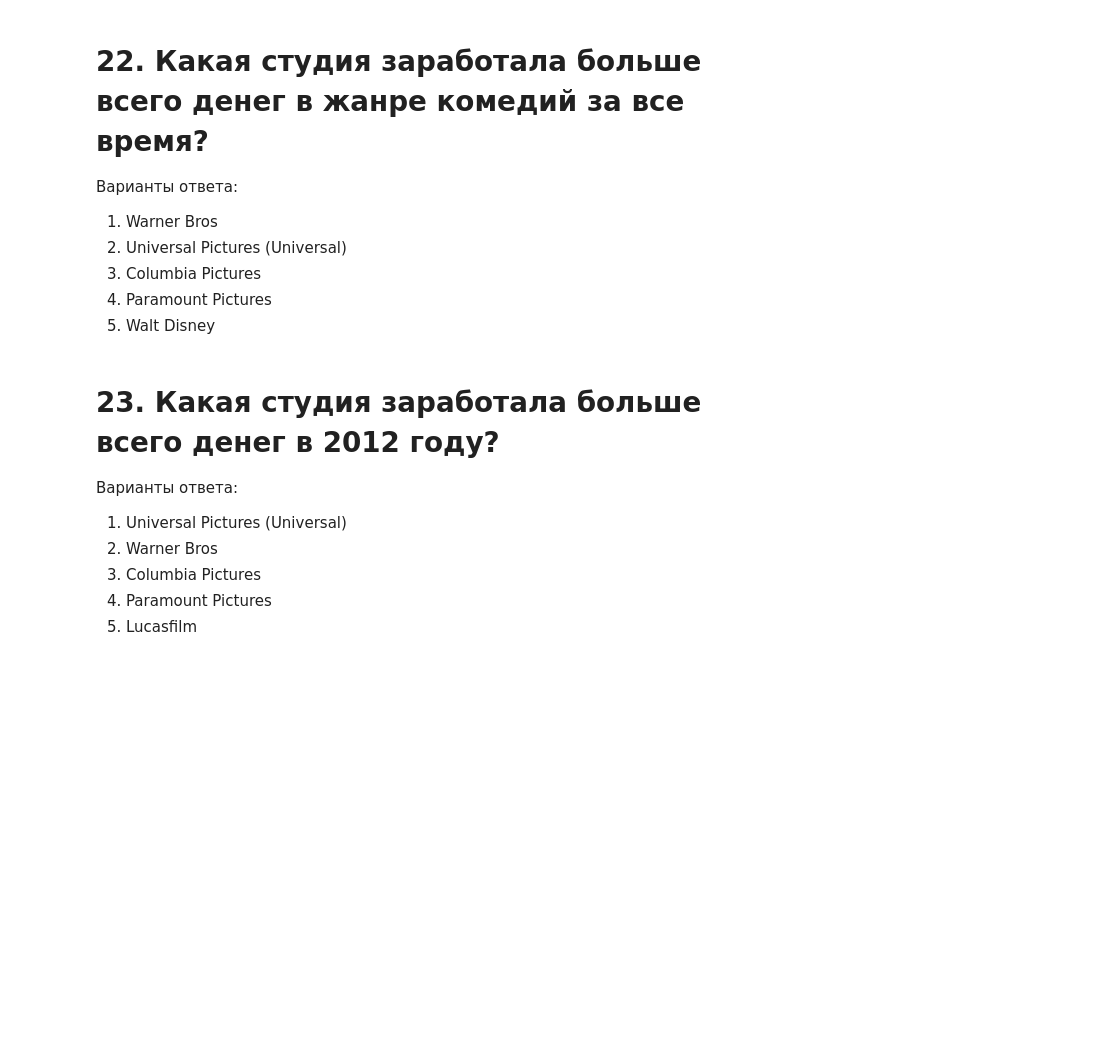
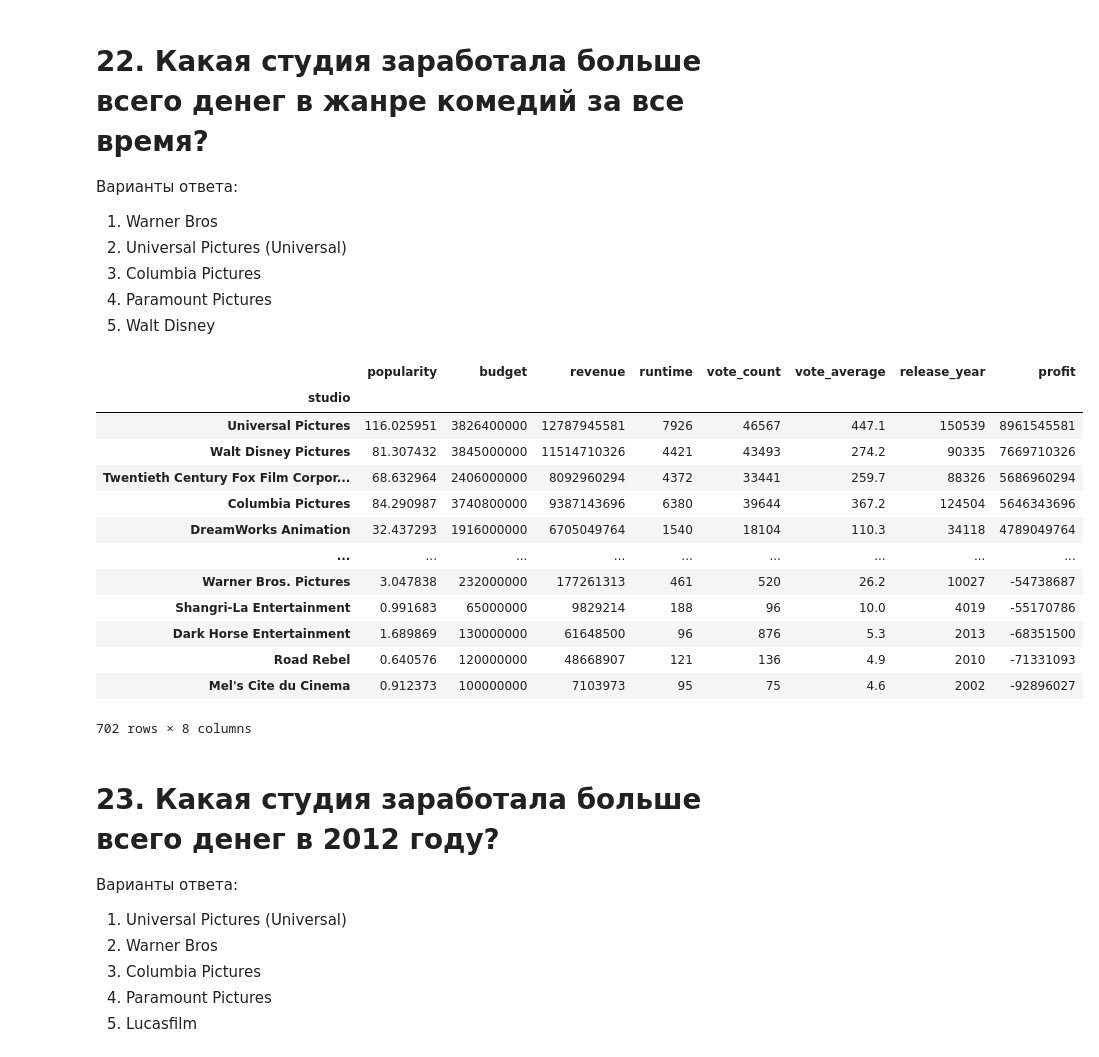
Before and after one commit to ekr11/skillfactory_rds, a Jupyter notebook: project_1/[SF-DST] Movies IMBD v3.0.ipynb, the cells around one changed output. Saved outputs shown, nothing was run; the diff lists cells and outputs as text; code cells hidden in the pictures; blank space fills up the shorter version.

```diff
--- a/project_1/[SF-DST] Movies IMBD v3.0.ipynb
+++ b/project_1/[SF-DST] Movies IMBD v3.0.ipynb
@@ -446,4 +463,21 @@ answer_ls.append(1)
 3. Columbia Pictures
 4. Paramount Pictures
 5. Walt Disney
+# %%
+data[data.genres.str.contains('Comedy')].merge(studios, on='imdb_id').groupby('studio').agg('sum').sort_values(by='profit', ascending=False)
+# %% [output]
+|  | popularity | budget | revenue | runtime | vote_count | vote_average | release_year | profit |
+| studio |  |  |  |  |  |  |  |  |
+| Universal Pictures | 116.025951 | 3826400000 | 12787945581 | 7926 | 46567 | 447.1 | 150539 | 8961545581 |
+| Walt Disney Pictures | 81.307432 | 3845000000 | 11514710326 | 4421 | 43493 | 274.2 | 90335 | 7669710326 |
+| Twentieth Century Fox Film Corpor... | 68.632964 | 2406000000 | 8092960294 | 4372 | 33441 | 259.7 | 88326 | 5686960294 |
+| Columbia Pictures | 84.290987 | 3740800000 | 9387143696 | 6380 | 39644 | 367.2 | 124504 | 5646343696 |
+| DreamWorks Animation | 32.437293 | 1916000000 | 6705049764 | 1540 | 18104 | 110.3 | 34118 | 4789049764 |
+| ... | ... | ... | ... | ... | ... | ... | ... | ... |
+| Warner Bros. Pictures | 3.047838 | 232000000 | 177261313 | 461 | 520 | 26.2 | 10027 | -54738687 |
+| Shangri-La Entertainment | 0.991683 | 65000000 | 9829214 | 188 | 96 | 10.0 | 4019 | -55170786 |
+| Dark Horse Entertainment | 1.689869 | 130000000 | 61648500 | 96 | 876 | 5.3 | 2013 | -68351500 |
+| Road Rebel | 0.640576 | 120000000 | 48668907 | 121 | 136 | 4.9 | 2010 | -71331093 |
+| Mel's Cite du Cinema | 0.912373 | 100000000 | 7103973 | 95 | 75 | 4.6 | 2002 | -92896027 |
+702 rows × 8 columns
 # %%
```
Also changed, not shown: parts of 14 cells of this notebook.
